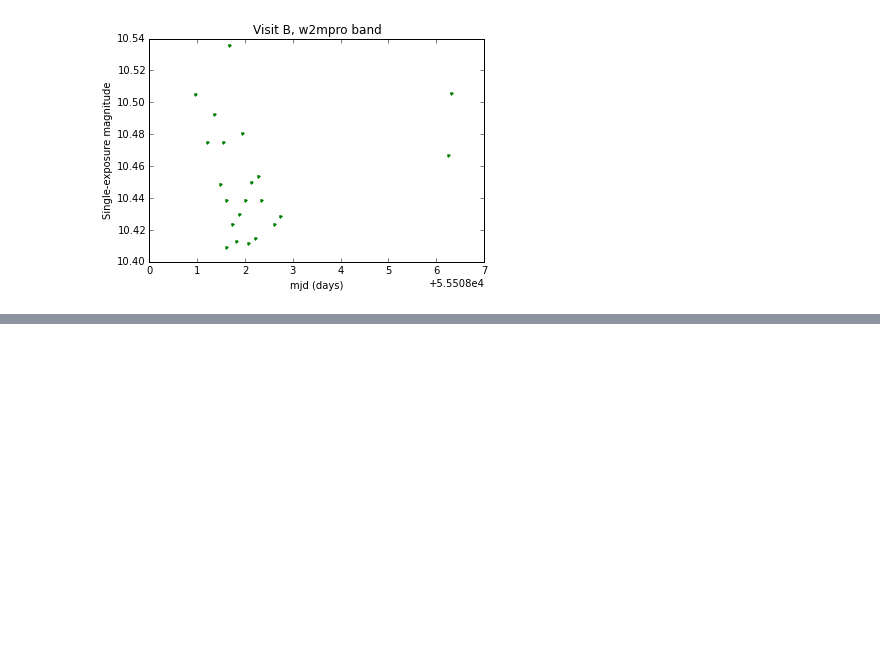
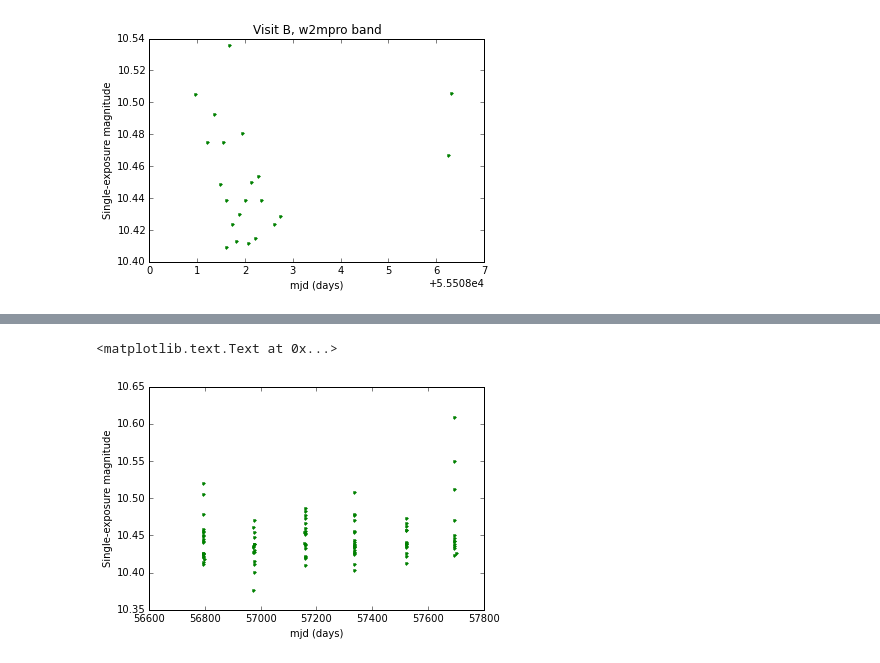
Before and after one commit to RileyWClarke/WISE_Boyajian, a Jupyter notebook: WISE_Boyajian.ipynb, the cells around one changed output, grey strips where cells are left out. Saved outputs shown, nothing was run; the diff lists cells and outputs as text; code cells hidden in the pictures; blank space fills up the shorter version.

```diff
--- a/WISE_Boyajian.ipynb
+++ b/WISE_Boyajian.ipynb
@@ -74,0 +91,8 @@ plt.title('Visit B, w2mpro band')
+# %%
+###w2mpro band, all visits
+plt.plot(neo_mjd,w2_neo,'g.')
+plt.xlabel('mjd (days)')
+plt.ylabel('Single-exposure magnitude')
+# %% [output]
+<matplotlib.text.Text at 0x...>
+[figure, added]
```
Also changed, not shown: parts of 11 cells of this notebook.
